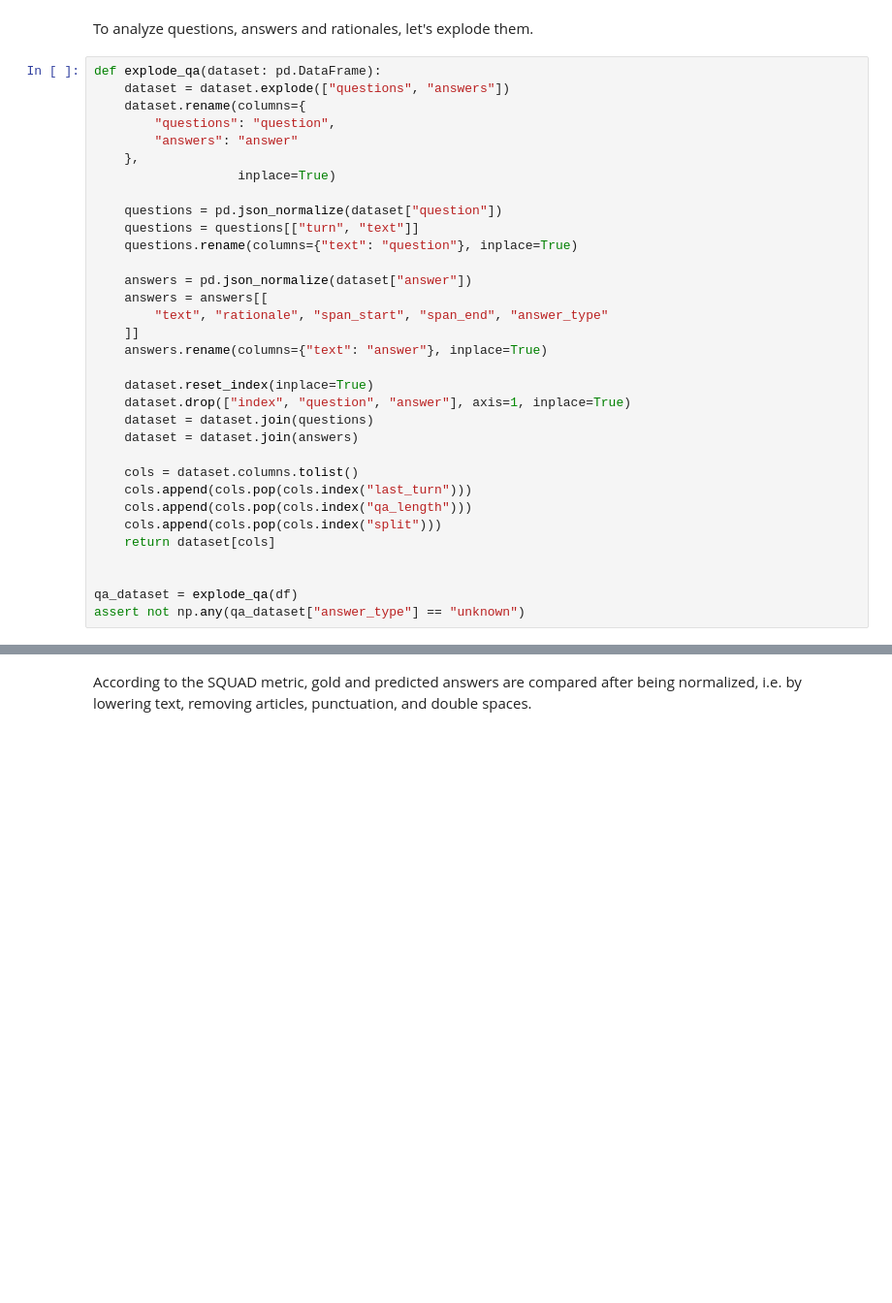
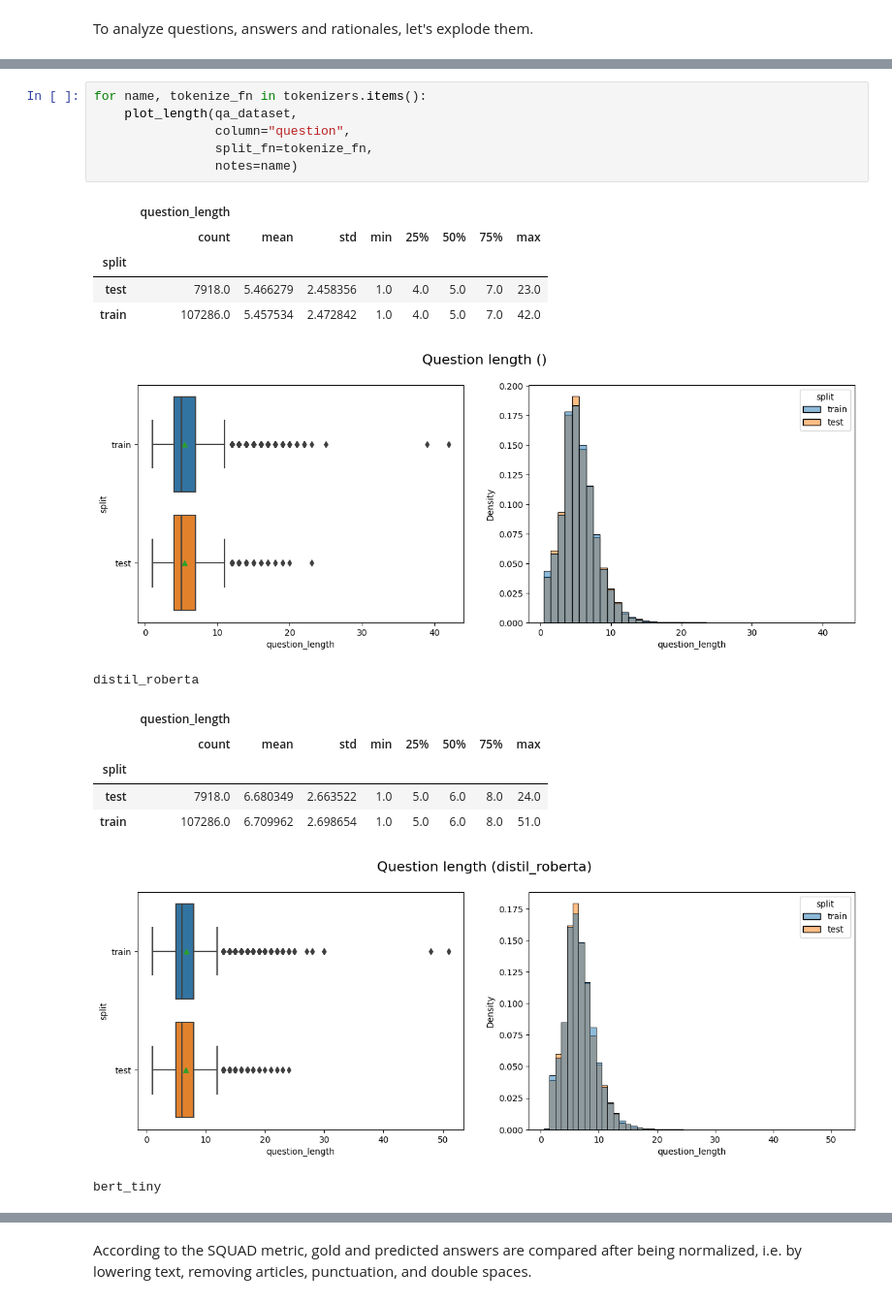
Before and after one commit to matteoperiani2/assignment2, a Jupyter notebook: assignment2.ipynb, the cells around one changed output, grey strips where cells are left out. Shown at 97% size. Saved outputs shown, nothing was run; the diff lists cells and outputs as text; blank space fills up the shorter version.

```diff
--- a/assignment2.ipynb
+++ b/assignment2.ipynb
@@ -359,35 +462,2 @@ train         7193.0  271.0228  64.901153   70.0  245.00  266.0  293.0  1030.0
 # %% [markdown]
 To analyze questions, answers and rationales, let's explode them.
-# %%
-def explode_qa(dataset: pd.DataFrame):
-    dataset = dataset.explode(["questions", "answers"])
-    dataset.rename(columns={
-        "questions": "question",
-        "answers": "answer"
-    },
-                   inplace=True)
-
-    questions = pd.json_normalize(dataset["question"])
-    questions = questions[["turn", "text"]]
-    questions.rename(columns={"text": "question"}, inplace=True)
-
-    answers = pd.json_normalize(dataset["answer"])
-    answers = answers[[
-        "text", "rationale", "span_start", "span_end", "answer_type"
-    ]]
-    answers.rename(columns={"text": "answer"}, inplace=True)
-
-    dataset.reset_index(inplace=True)
-    dataset.drop(["index", "question", "answer"], axis=1, inplace=True)
-    dataset = dataset.join(questions)
-    dataset = dataset.join(answers)
-
-    cols = dataset.columns.tolist()
-    cols.append(cols.pop(cols.index("last_turn")))
-    cols.append(cols.pop(cols.index("qa_length")))
-    cols.append(cols.pop(cols.index("split")))
-    return dataset[cols]
-
-
-qa_dataset = explode_qa(df)
-assert not np.any(qa_dataset["answer_type"] == "unknown")
@@ -402,0 +468,21 @@ train        107286.0  5.457534  2.472842  1.0  4.0  5.0  7.0  42.0
+# %%
+for name, tokenize_fn in tokenizers.items():
+    plot_length(qa_dataset,
+                column="question",
+                split_fn=tokenize_fn,
+                notes=name)
+# %% [output]
+|  | question_length |  |  |  |  |  |  |  |
+|  | count | mean | std | min | 25% | 50% | 75% | max |
+| split |  |  |  |  |  |  |  |  |
+| test | 7918.0 | 5.466279 | 2.458356 | 1.0 | 4.0 | 5.0 | 7.0 | 23.0 |
+| train | 107286.0 | 5.457534 | 2.472842 | 1.0 | 4.0 | 5.0 | 7.0 | 42.0 |
+[figure, added]
+distil_roberta
+|  | question_length |  |  |  |  |  |  |  |
+|  | count | mean | std | min | 25% | 50% | 75% | max |
+| split |  |  |  |  |  |  |  |  |
+| test | 7918.0 | 6.680349 | 2.663522 | 1.0 | 5.0 | 6.0 | 8.0 | 24.0 |
+| train | 107286.0 | 6.709962 | 2.698654 | 1.0 | 5.0 | 6.0 | 8.0 | 51.0 |
+[figure, added]
+bert_tiny
```
Also changed, not shown: parts of 76 cells of this notebook, 3 other files.
